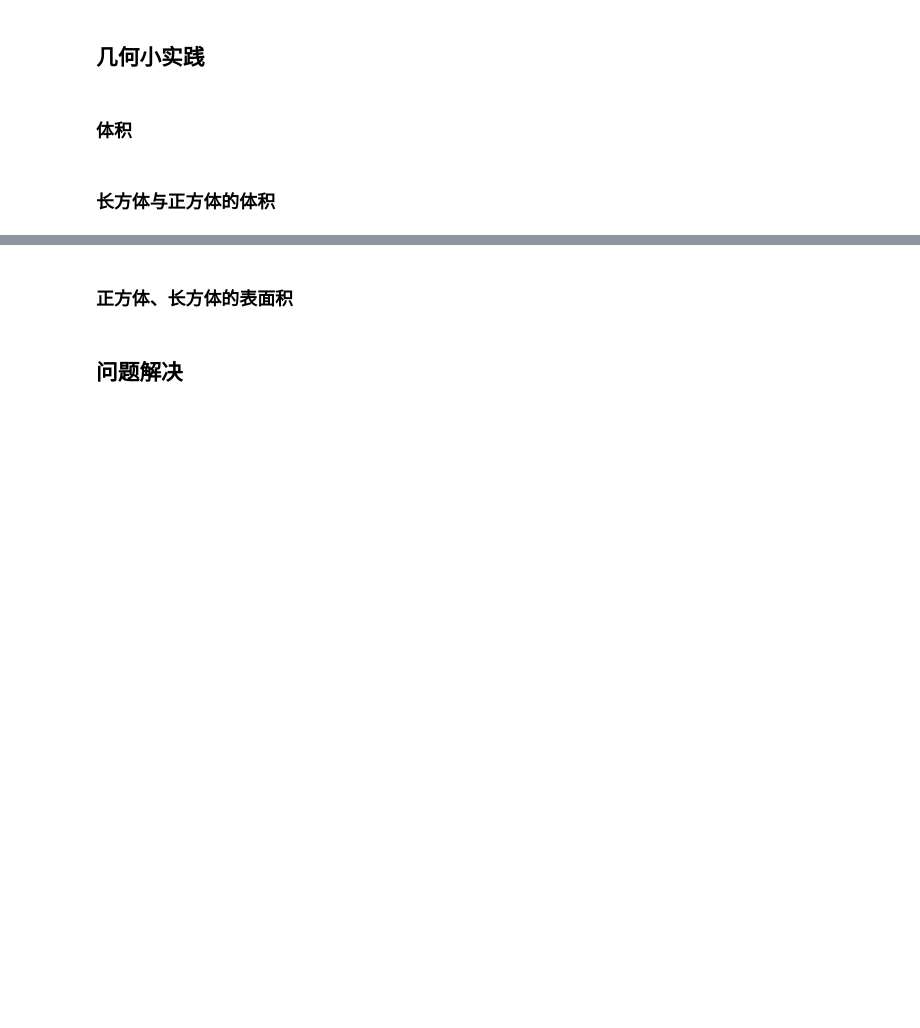
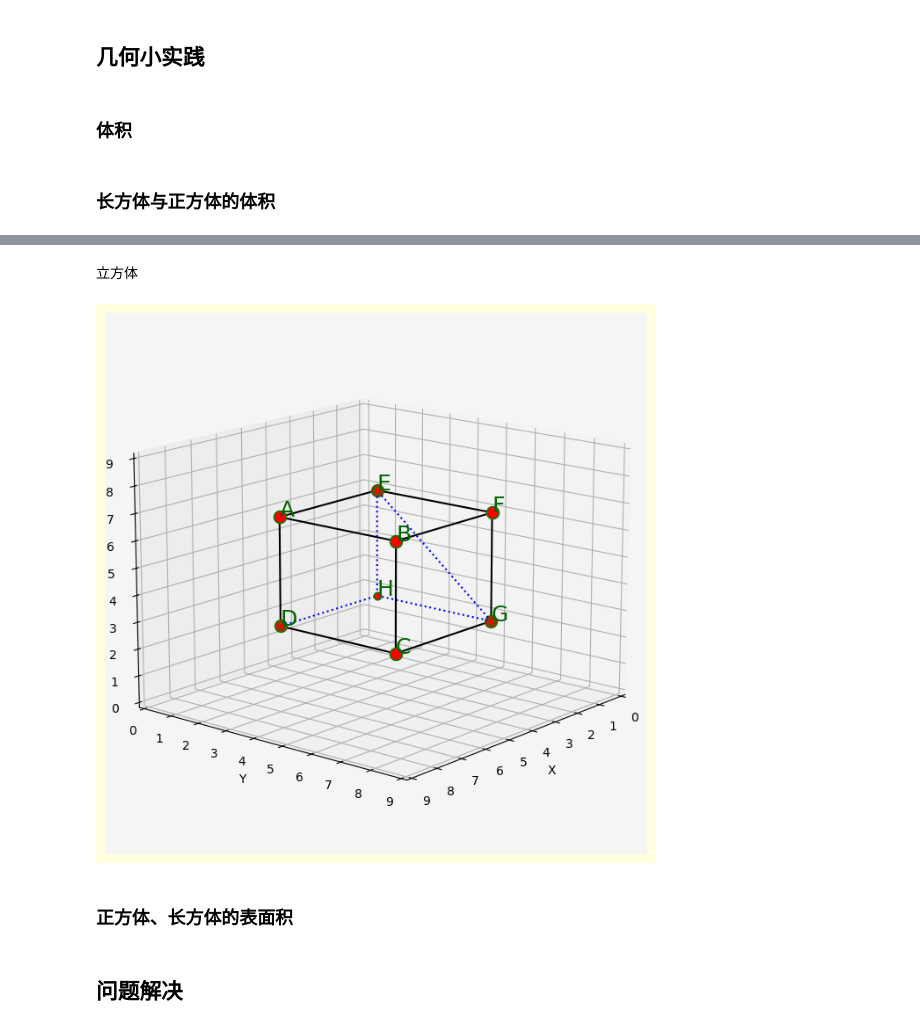
Before and after one commit to rulinma/python-math, a Jupyter notebook: grade/five/5_2.ipynb, the cells around one changed output, grey strips where cells are left out. Cells and saved outputs as stored; diff of their text form; code cells hidden in the pictures; blank space fills up the shorter version.

```diff
--- a/grade/five/5_2.ipynb
+++ b/grade/five/5_2.ipynb
@@ -68,3 +128,75 @@ plt.show()
+# %% [markdown]
+立方体
+# %%
+import matplotlib as mpl
+from matplotlib import cm
+from matplotlib import pyplot as plt
+from mpl_toolkits.mplot3d import Axes3D
+
+# 创建画布
+fig = plt.figure(figsize=(12, 8),
+                 facecolor='lightyellow'
+                )
+
+# 创建 3D 坐标系
+ax = fig.add_subplot(fc='whitesmoke',
+               projection='3d'
+              )
+
+x = [7, 7, 7, 7, 3, 3, 3, 3]
+y = [3, 7, 7, 3, 3, 7, 7, 3]
+z = [7, 7, 3, 3, 7, 7, 3, 3]
+A, B, C, D, E, F, G, H = zip(x, y, z)
+
+# 绘制 3D 图形
+lines_1 = zip(A, B, C, D, A, E, F, G, C, B, F)
+ax.plot3D(*lines_1,
+          zdir='z',    #
+          c='k',    # color
+          marker='o',    # 标记点符号
+          mfc='r',    # marker facecolor
+          mec='g',    # marker edgecolor
+          ms=10,    # size
+        )
+
+lines_2 = zip(D, H, E, G, H)
+ax.plot(*lines_2,
+        ls=':',
+        color='b',
+        marker='o',
+        mfc='r',
+        mec='g'
+       )
+
+
+# 设置坐标轴标题和刻度
+ax.set(xlabel='X',
+       ylabel='Y',
+       zlabel='Z',
+       xlim=(0, 9),
+       ylim=(0, 9),
+       zlim=(0, 9),
+      )
+
+# 添加顶点字母标注
+for pos in list('abcdefgh'.upper()):
+    ax.text(*eval(pos),
+           s=pos,
+           fontsize=18,
+           color='darkgreen')
+
+# 调整网格线
+ax.grid()
+
+# 调整视角
+ax.view_init(elev=15,    # 仰角
+             azim=40   # 方位角
+            )
+
+# 显示图形
+plt.show()
+# %% [output]
+[figure, added]
 # %% [markdown]
 ### 正方体、长方体的表面积
 # %% [markdown]
```
Also changed, not shown: parts of 8 cells of this notebook, 2 other files.
